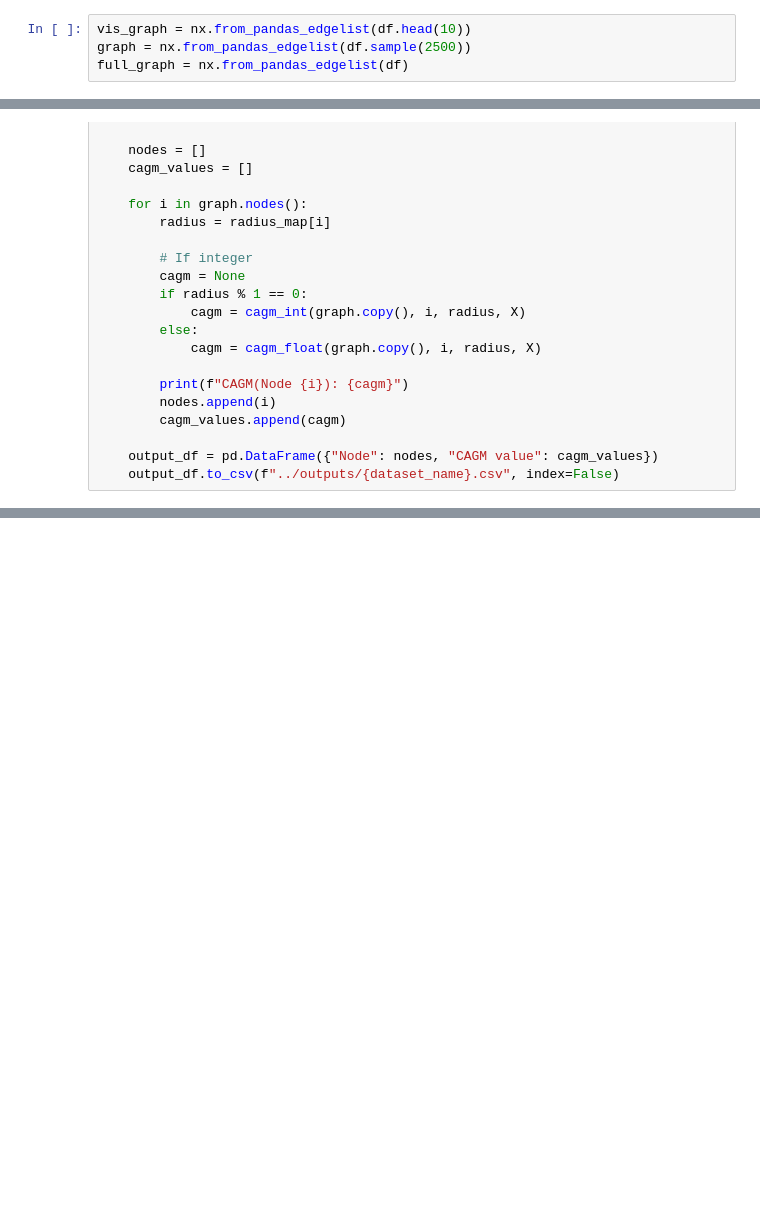
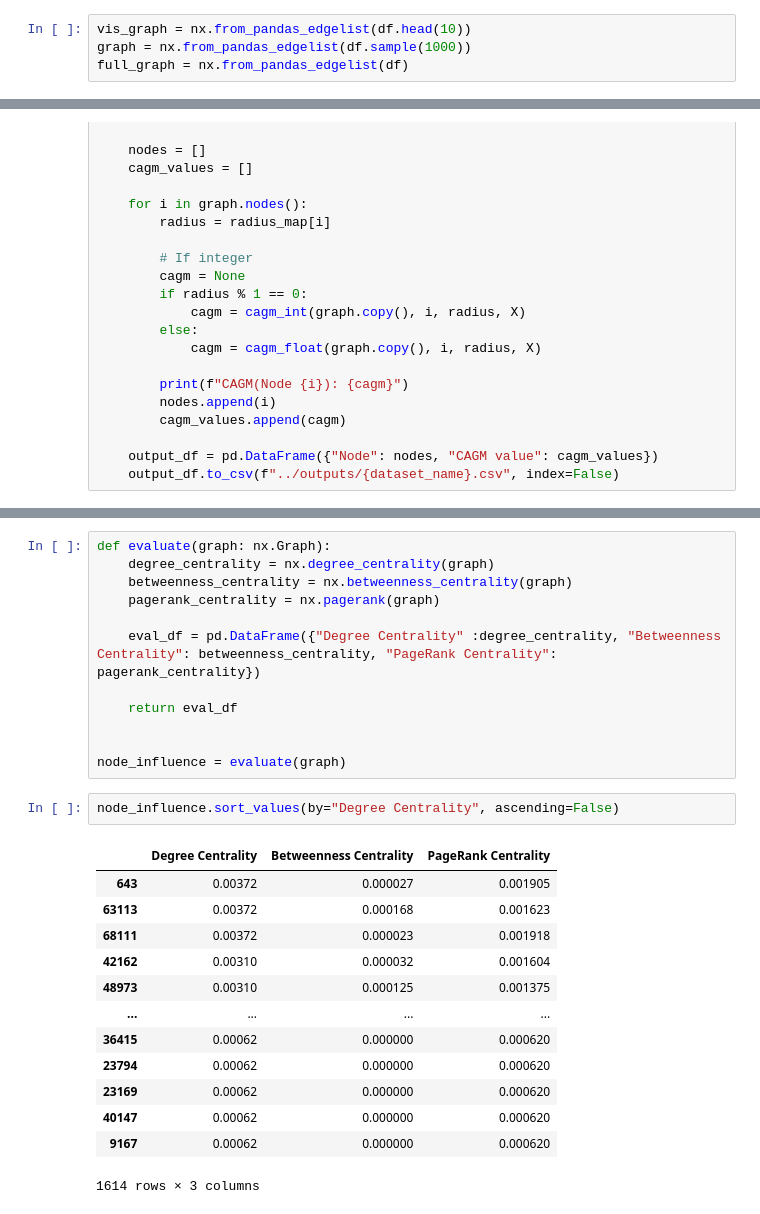
Before and after one commit to dhzdhd/CAGM, a Jupyter notebook: notebooks/main.ipynb, the cells around one changed output, grey strips where cells are left out. Saved outputs shown, nothing was run; the diff lists cells and outputs as text; blank space fills up the shorter version.

```diff
--- a/notebooks/main.ipynb
+++ b/notebooks/main.ipynb
@@ -23,7 +23,7 @@ df.head()
 | 4 | 24394 | 3905 |
 # %%
 vis_graph = nx.from_pandas_edgelist(df.head(10))
-graph = nx.from_pandas_edgelist(df.sample(2500))
+graph = nx.from_pandas_edgelist(df.sample(1000))
 full_graph = nx.from_pandas_edgelist(df)
 # %%
 nx.draw(vis_graph, pos=nx.spring_layout(vis_graph, iterations=100, seed=1721), font_weight='light', with_labels=True)
@@ -347,0 +365,28 @@ CAGM(Node 60334): 1.5030234793752353
+# %%
+def evaluate(graph: nx.Graph):
+    degree_centrality = nx.degree_centrality(graph)
+    betweenness_centrality = nx.betweenness_centrality(graph)
+    pagerank_centrality = nx.pagerank(graph)
+
+    eval_df = pd.DataFrame({"Degree Centrality" :degree_centrality, "Betweenness Centrality": betweenness_centrality, "PageRank Centrality": pagerank_centrality})
+
+    return eval_df
+
+
+node_influence = evaluate(graph)
+# %%
+node_influence.sort_values(by="Degree Centrality", ascending=False)
+# %% [output]
+|  | Degree Centrality | Betweenness Centrality | PageRank Centrality |
+| 643 | 0.00372 | 0.000027 | 0.001905 |
+| 63113 | 0.00372 | 0.000168 | 0.001623 |
+| 68111 | 0.00372 | 0.000023 | 0.001918 |
+| 42162 | 0.00310 | 0.000032 | 0.001604 |
+| 48973 | 0.00310 | 0.000125 | 0.001375 |
+| ... | ... | ... | ... |
+| 36415 | 0.00062 | 0.000000 | 0.000620 |
+| 23794 | 0.00062 | 0.000000 | 0.000620 |
+| 23169 | 0.00062 | 0.000000 | 0.000620 |
+| 40147 | 0.00062 | 0.000000 | 0.000620 |
+| 9167 | 0.00062 | 0.000000 | 0.000620 |
+1614 rows × 3 columns
```
Also changed, not shown: parts of 7 cells of this notebook, 2 other files.
